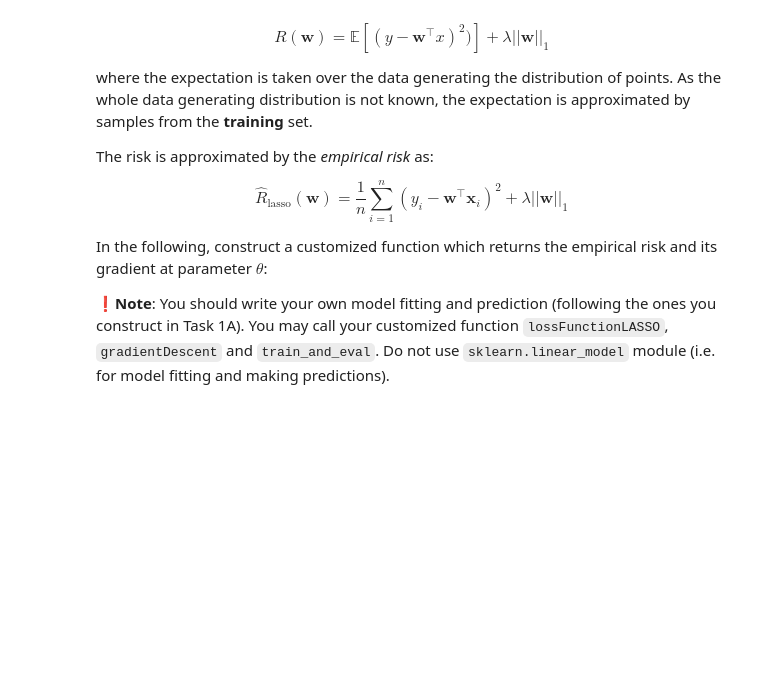
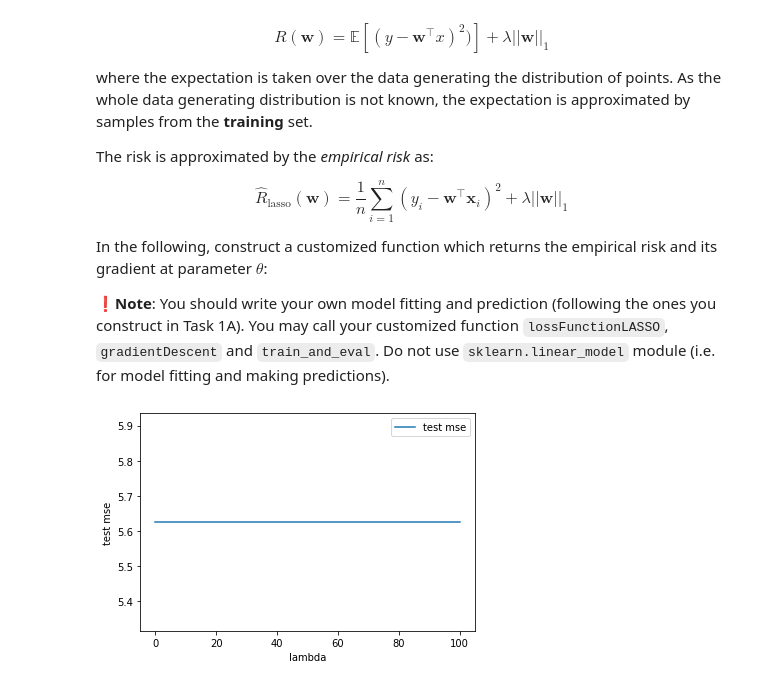
Before and after one commit to 24raniwalar/mlproject1, a Jupyter notebook: project1_regression_modelsel.ipynb, the cells around one changed output. Cells and saved outputs as stored; diff of their text form; code cells hidden in the pictures; blank space fills up the shorter version.

```diff
--- a/project1_regression_modelsel.ipynb
+++ b/project1_regression_modelsel.ipynb
@@ -371,31 +456,32 @@ def lossFunctionLASSO(theta, X, y ,Lambda):
     # add your code to compute the LASSO regression risk function and its gradient #
     #
 
     return regLoss, grad
 
 def gradientDescent(X,y,theta,eta,Lambda,tolerance,max_iter=1000):
     # you can reuse your code from ridge regression and modify it accordingly #
     return theta, Loss_history
 
 def train_and_eval( X_train , y_train , X_eval , y_eval , lambda_ ):
     # you can reuse your code from ridge regression and modify it accordingly #
 
     return mse
 
 
 weight_list = [1e-10, 1e-6, 1e-4, 0.01, 0.1, 1, 10, 20, 50, 100]
 result_list = []
 
 # compute test MSE
 for weight in weight_list:
     test_mse = train_and_eval ( X_train , y_train , X_test , y_test , weight )
     result_list.append ([ test_mse , weight ])
     result_array = np.array ( result_list )
 
 plt.figure()
 plt.plot( result_array [: , -1] , result_array [: ,0] , label = 'test mse')
 plt.xlabel('lambda')
 plt.ylabel('test mse')
-plt.yscale('log')
 plt.legend()
 plt.show()
+# %% [output]
+[figure, added]
```
Also changed, not shown: parts of 6 cells of this notebook.
